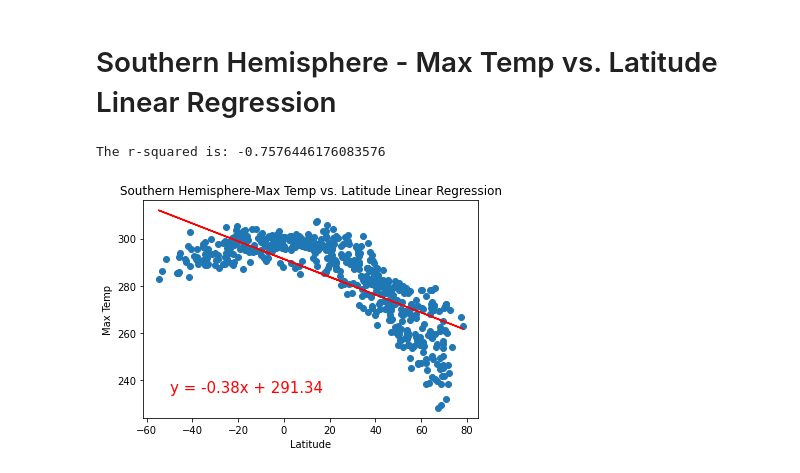
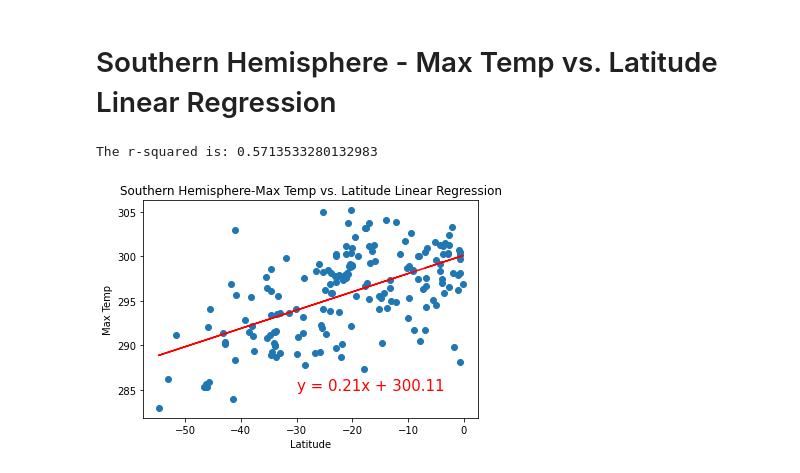
Before and after one commit to KendallMcCroy/python-api-challenge, a Jupyter notebook: WeatherPy.ipynb, the cells around one changed output. Cells and saved outputs as stored; diff of their text form; code cells hidden in the pictures.

```diff
--- a/WeatherPy.ipynb
+++ b/WeatherPy.ipynb
@@ -282,27 +282,27 @@ The r-squared is: -0.8591973051701436
 # Southern Hemisphere - Max Temp vs. Latitude Linear Regression
 # %%
 # Create scatter plot
-xValue = city_temp_df["Lat"]
-yValue = city_temp_df["Max Temp"]
+xValue = southern_data["Lat"]
+yValue = southern_data["Max Temp"]
 
 plt.scatter(xValue, yValue)
 
 (slope, intercept, rvalue, pvalue, stderr) = linregress(xValue, yValue)
 regress_values = xValue * slope + intercept
 line_eq = "y = " + str(round(slope,2)) + "x + " + str(round(intercept,2))
 
 # annotate the linear regression line
 plt.plot(xValue, regress_values, "r-")
-plt.annotate(line_eq, (-50,235), fontsize=15, color="red")
+plt.annotate(line_eq, (-30,285), fontsize=15, color="red")
 
 # Add lables to tabe and title
 plt.ylabel("Max Temp")
 plt.xlabel("Latitude")
 plt.title("Southern Hemisphere-Max Temp vs. Latitude Linear Regression")
 
 # Display and save the plot
 print(f"The r-squared is: {rvalue}")
 plt.savefig("output_data/southern_LinearRegress_MaxTemp.png")
 # %% [output]
-The r-squared is: -0.7576446176083576
+The r-squared is: 0.5713533280132983
-[figure, old version]
+[figure, new version]
```
Also changed, not shown: parts of 4 cells of this notebook, 3 other files.
